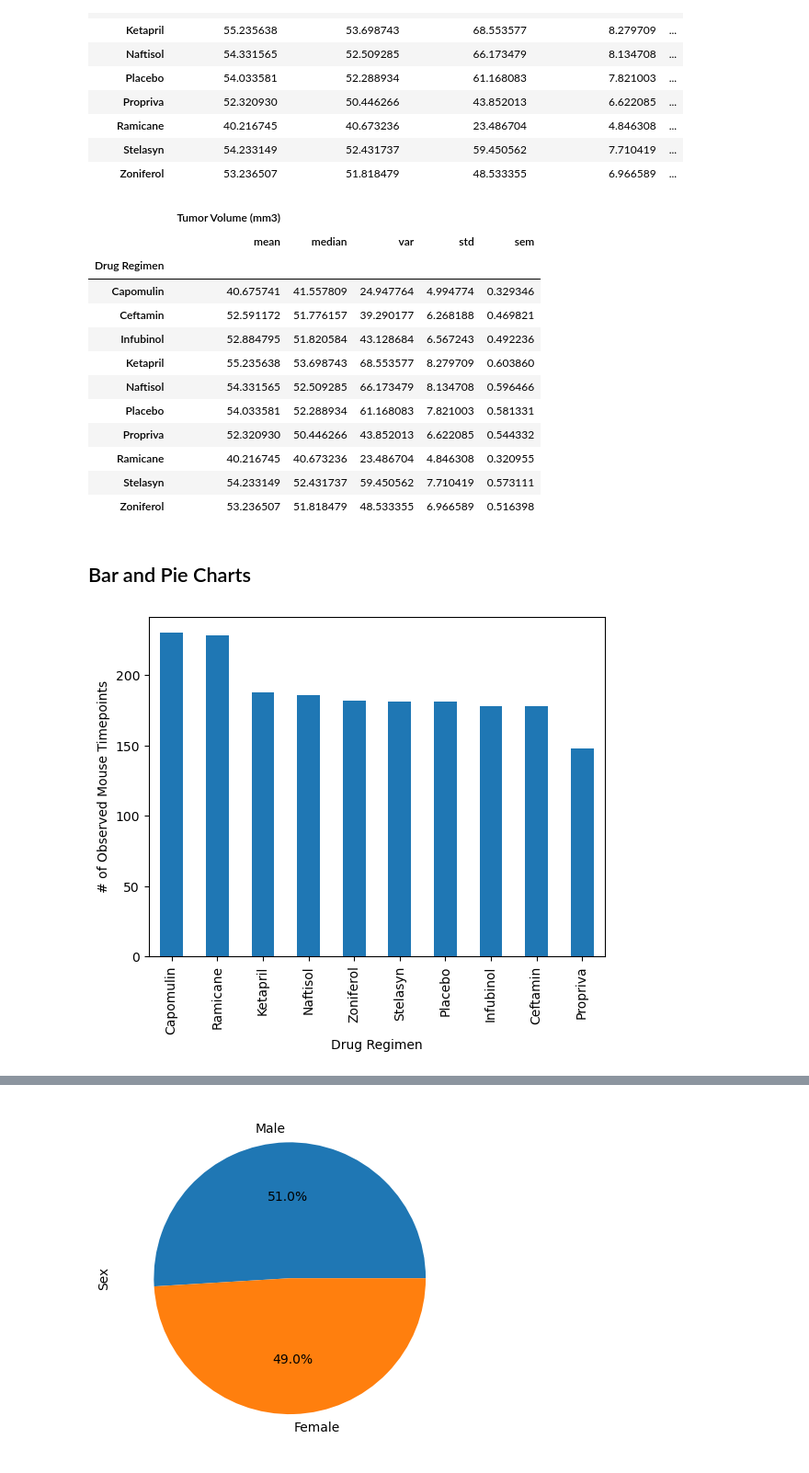
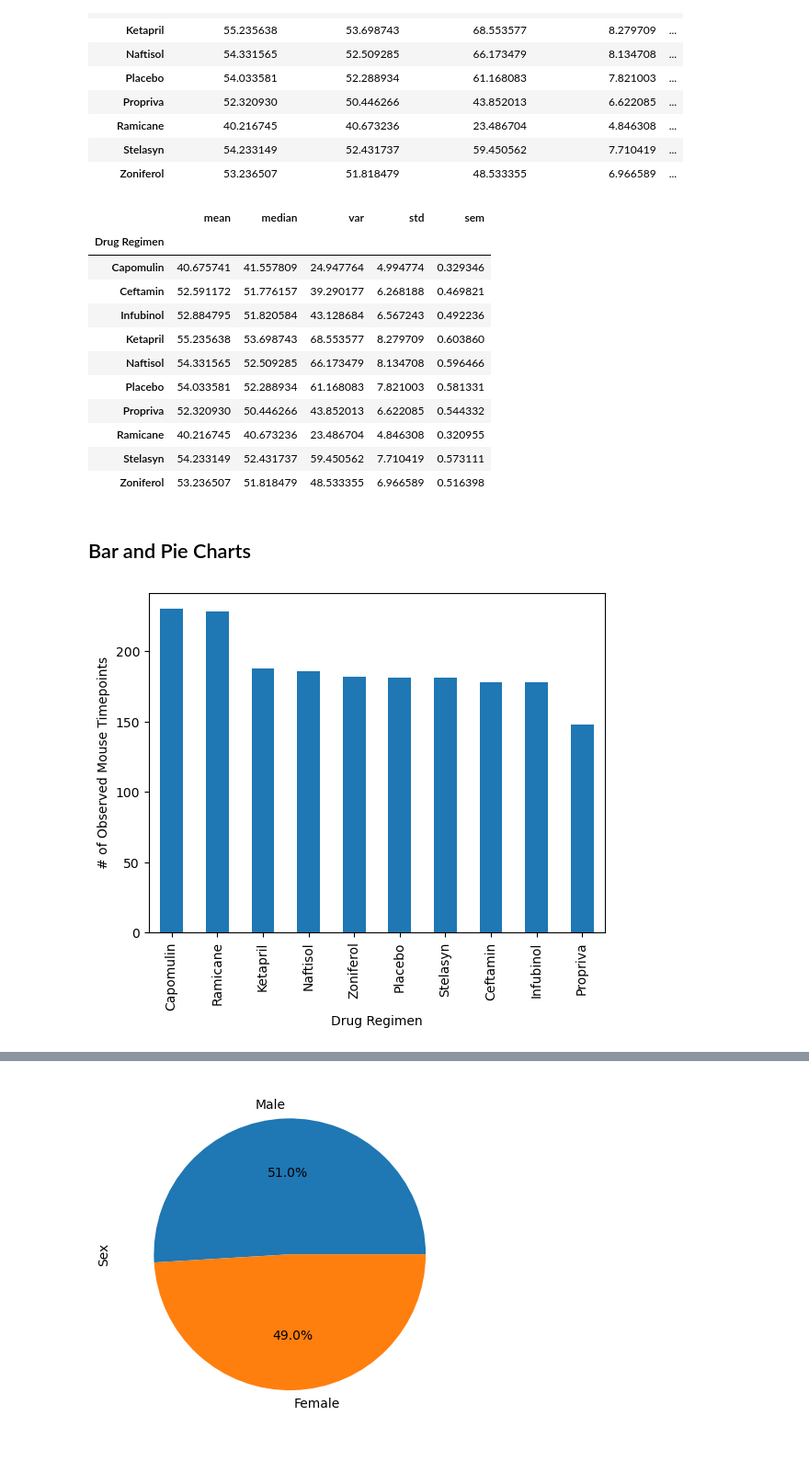
Before and after one commit to 4a6166/pymaceuticals, a Jupyter notebook: pymaceuticals.ipynb, the cells around one changed output, grey strips where cells are left out. Shown at 92% size. Drawn from its saved outputs; the diff is of its cells as text; code cells hidden in the pictures.

```diff
--- a/pymaceuticals.ipynb
+++ b/pymaceuticals.ipynb
@@ -111,8 +116,27 @@ len(results_sup_dedupe["Mouse ID"].unique())
 # Generate a summary statistics table of mean, median, variance, standard deviation, and SEM of the tumor volume for each regimen
 
 # Use groupby and summary statistical methods to calculate the following properties of each drug regimen:
-# mean, median, variance, standard deviation, and SEM of the tumor volume.
+tumor_group = results_sup_dedupe.groupby("Drug Regimen")["Tumor Volume (mm3)"]
+# mean,
+tumor_mean = tumor_group.mean()
+# median,
+tumor_median = tumor_group.median()
+# variance,
+tumor_variance = tumor_group.var()
+# standard deviation,
+tumor_stdev = tumor_group.std()
+# and SEM of the tumor volume.
+tumor_sem = tumor_group.sem()
 # Assemble the resulting series into a single summary DataFrame.
+tumor_df = pd.DataFrame({
+    "Mean Tumor Volume": tumor_mean,
+    "Median Tumor Volume": tumor_median,
+    "Tumor Volume Variance": tumor_variance,
+    "Tumor Volume Std. Dev.": tumor_stdev,
+    "Tumor Volume Std. Err.": tumor_sem
+})
+
+tumor_df
 # %% [output]
 |  | Mean Tumor Volume | Median Tumor Volume | Tumor Volume Variance | Tumor Volume Std. Dev. | ... |
 | Drug Regimen |  |  |  |  | ... |
@@ -131,8 +155,8 @@ len(results_sup_dedupe["Mouse ID"].unique())
 # and SEM of the tumor volume for each regimen (only one method is required in the solution)
 
 # Using the aggregation method, produce the same summary statistics in a single line
+tumor_group.aggregate(["mean", "median", "var", "std", "sem"])
 # %% [output]
-|  | Tumor Volume (mm3) |  |  |  |  |
 |  | mean | median | var | std | sem |
 | Drug Regimen |  |  |  |  |  |
 | Capomulin | 40.675741 | 41.557809 | 24.947764 | 4.994774 | 0.329346 |
@@ -149,7 +173,10 @@ len(results_sup_dedupe["Mouse ID"].unique())
 ## Bar and Pie Charts
 # %%
 # Generate a bar plot showing the total number of rows (Mouse ID/Timepoints) for each drug regimen using Pandas.
+tumor_pandas = tumor_group.count() \
+                        .sort_values(ascending=False) \
+                        .plot(kind="bar", xlabel="Drug Regimen", ylabel="# of Observed Mouse Timepoints")
 # %% [output]
-[figure, old version]
+[figure, new version]
 # %%
 # Generate a bar plot showing the total number of rows (Mouse ID/Timepoints) for each drug regimen using pyplot.
```
Also changed, not shown: parts of 8 cells of this notebook.
